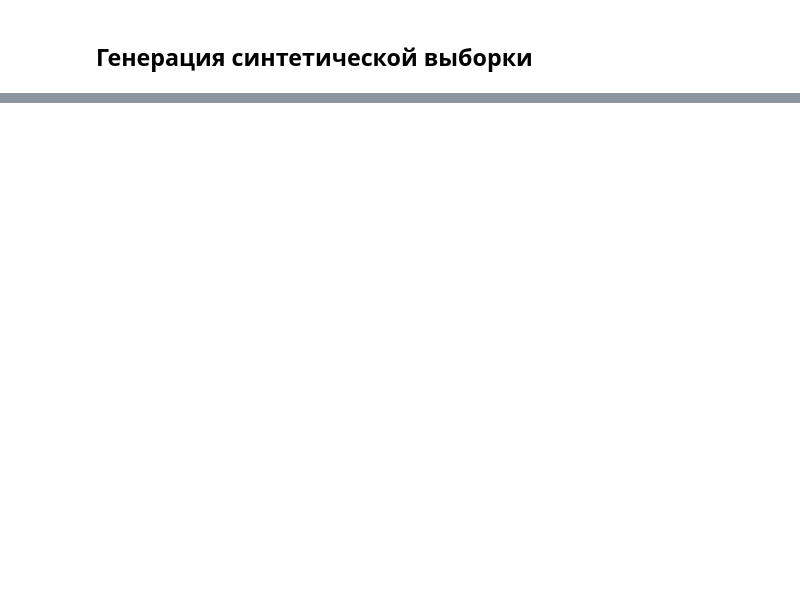
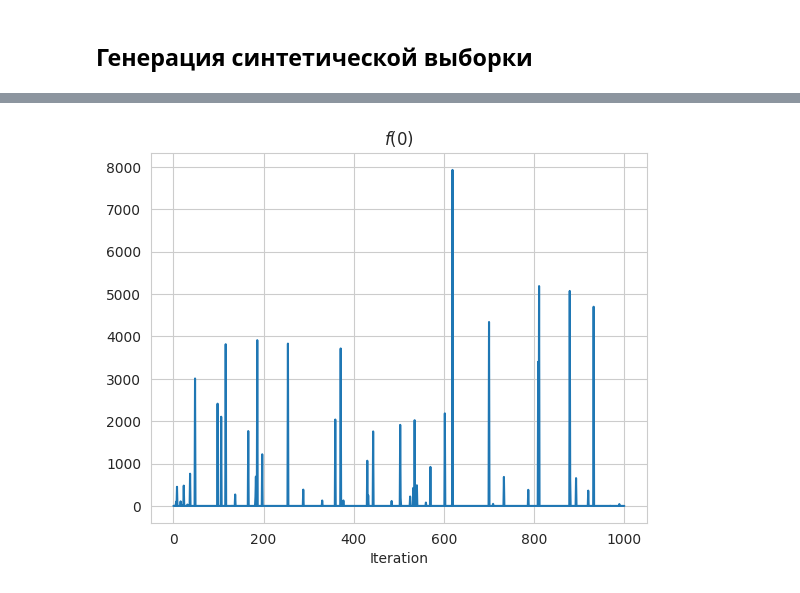
Before and after one commit to intsystems/2024-Project-144, a Jupyter notebook: code/main.ipynb, the cells around one changed output, grey strips where cells are left out. Saved outputs shown, nothing was run; the diff lists cells and outputs as text; code cells hidden in the pictures; blank space fills up the shorter version.

```diff
--- a/code/main.ipynb
+++ b/code/main.ipynb
@@ -81,0 +97,8 @@ plt.show()
+# %%
+plt.plot(np.arange(big_steps), residual_history)
+plt.xlabel("Iteration")
+plt.title(r"$f(0)$")
+# plt.title(r"$\frac{real \  feedback - predicted \ feedback} {num \ of \ predictions}$")
+plt.show()
+# %% [output]
+[figure, added]
```
Also changed, not shown: parts of 32 cells of this notebook, 5 other files.
